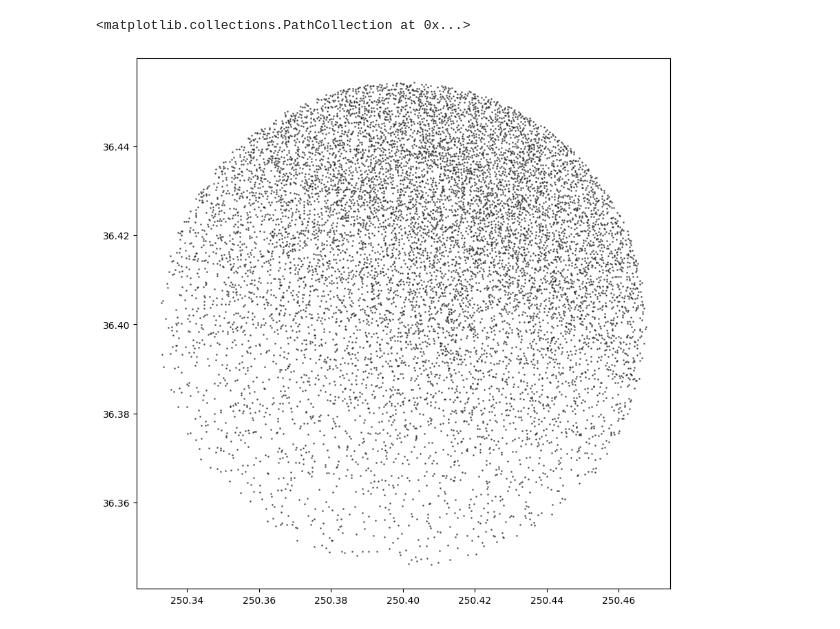
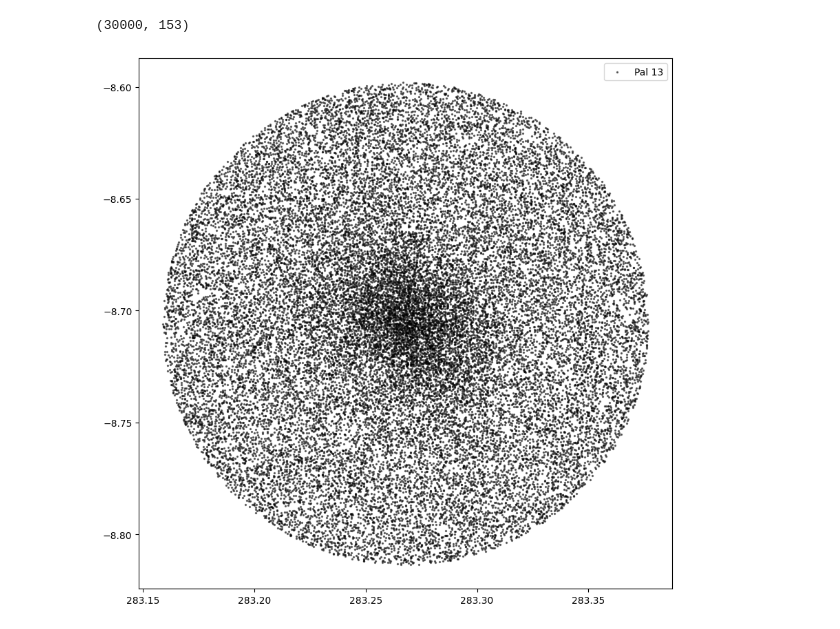
Before and after one commit to borishangh/gc_detection_gaia, a Jupyter notebook: creating_datasets.ipynb, the cells around one changed output. Saved outputs shown, nothing was run; the diff lists cells and outputs as text; code cells hidden in the pictures.

```diff
--- a/creating_datasets.ipynb
+++ b/creating_datasets.ipynb
@@ -23,6 +89,11 @@ AttributeError: PathCollection.set() got an unexpected keyword argument 'a'
 # %%
+ngc1261 = pd.read_csv('datasets/NGC_6712.csv')
+
+print(ngc1261.shape)
 plt.figure(figsize=(10,10))
-plt.scatter(df.ra, df.dec, c = 'k', alpha = .5, s = 1)
+plt.scatter(ngc1261.ra, ngc1261.dec, c = 'k', alpha = .5, s = 2, label = "Pal 13")
+plt.legend()
+plt.show()
 # %% [output]
-<matplotlib.collections.PathCollection at 0x...>
+(30000, 153)
-[figure, old version]
+[figure, new version]
```
Also changed, not shown: parts of 7 cells of this notebook, 10 other files.
